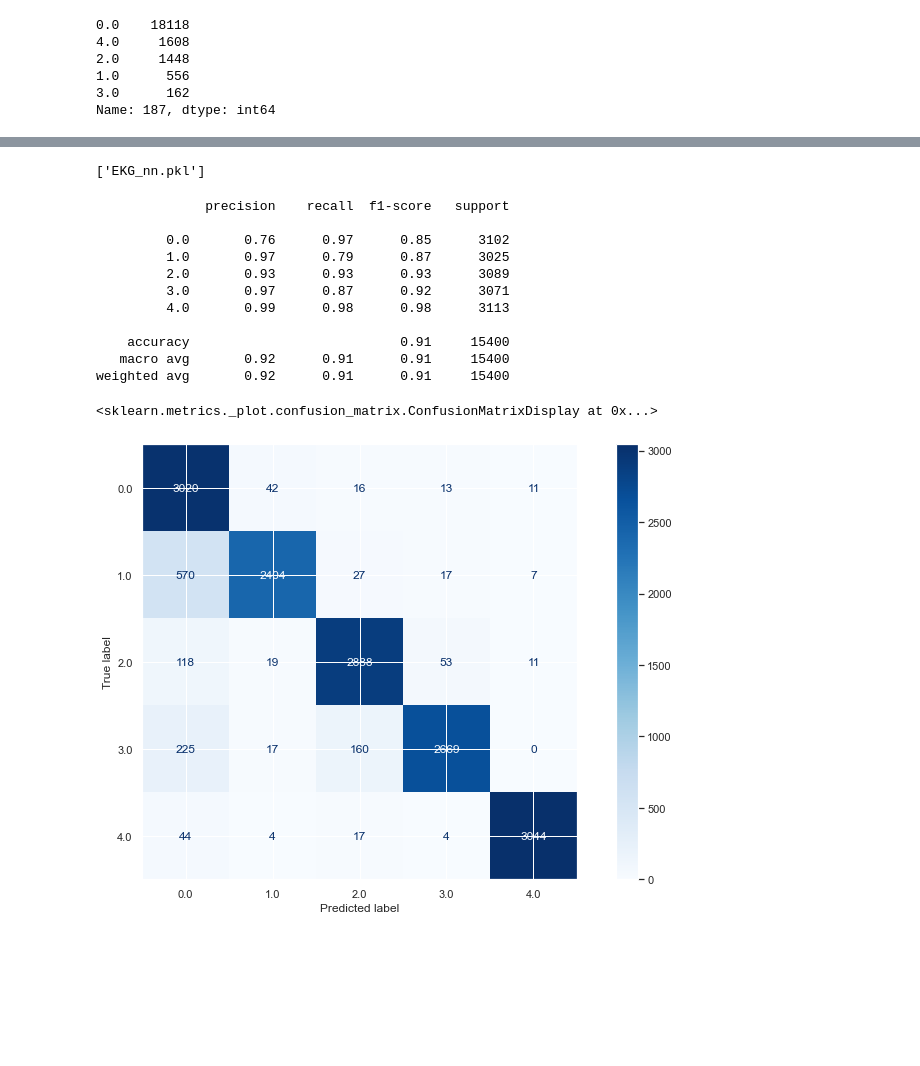
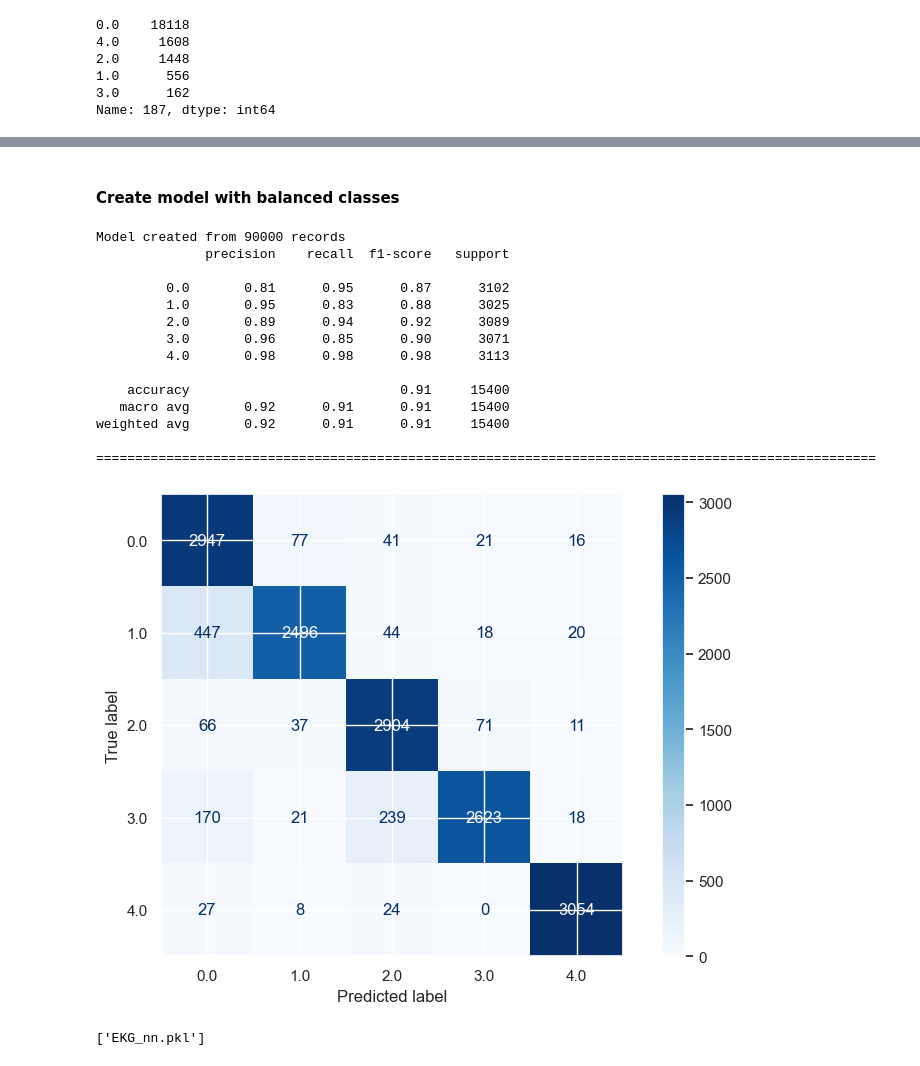
Before and after one commit to joseph-cavarretta/projects, a Jupyter notebook: neural_networks/elecrocardiograms/EKG_nn.ipynb, the cells around one changed output, grey strips where cells are left out. Cells and saved outputs as stored; diff of their text form; code cells hidden in the pictures; blank space fills up the shorter version.

```diff
--- a/neural_networks/elecrocardiograms/EKG_nn.ipynb
+++ b/neural_networks/elecrocardiograms/EKG_nn.ipynb
@@ -195 +217,26 @@ MLPClassifier(hidden_layer_sizes=(75, 75, 75), max_iter=1000)
+# %% [markdown]
+#### Create model with balanced classes
+# %%
+train_set_balanced = balance_classes(train_set, class_size=18000)
+test_set_balanced = balance_classes(test_set, class_size=4400)
+
+balanced_model = train_model(train_set_balanced)
+val_data = split_validation_data(test_set_balanced)
+evaluate_model(balanced_model, val_data[0], val_data[2])
+# %% [output]
+Model created from 90000 records
+              precision    recall  f1-score   support
+
+         0.0       0.81      0.95      0.87      3102
+         1.0       0.95      0.83      0.88      3025
+         2.0       0.89      0.94      0.92      3089
+         3.0       0.96      0.85      0.90      3071
+         4.0       0.98      0.98      0.98      3113
+
+    accuracy                           0.91     15400
+   macro avg       0.92      0.91      0.91     15400
+weighted avg       0.92      0.91      0.91     15400
+
+====================================================================================================
+[figure, added]
 # %%
@@ -201,20 +245,0 @@ y_pred = mlp.predict(X_test)
-# %%
-# which metrics to evaluate on?
-print(classification_report(y_test, y_pred))
-# %% [output]
-              precision    recall  f1-score   support
-
-         0.0       0.76      0.97      0.85      3102
-         1.0       0.97      0.79      0.87      3025
-         2.0       0.93      0.93      0.93      3089
-         3.0       0.97      0.87      0.92      3071
-         4.0       0.99      0.98      0.98      3113
-
-    accuracy                           0.91     15400
-   macro avg       0.92      0.91      0.91     15400
-weighted avg       0.92      0.91      0.91     15400
-# %%
-plot_confusion_matrix(mlp, X_test, y_test, cmap='Blues')
-# %% [output]
-<sklearn.metrics._plot.confusion_matrix.ConfusionMatrixDisplay at 0x...>
-[figure, removed]
```
Also changed, not shown: parts of 34 cells of this notebook.
